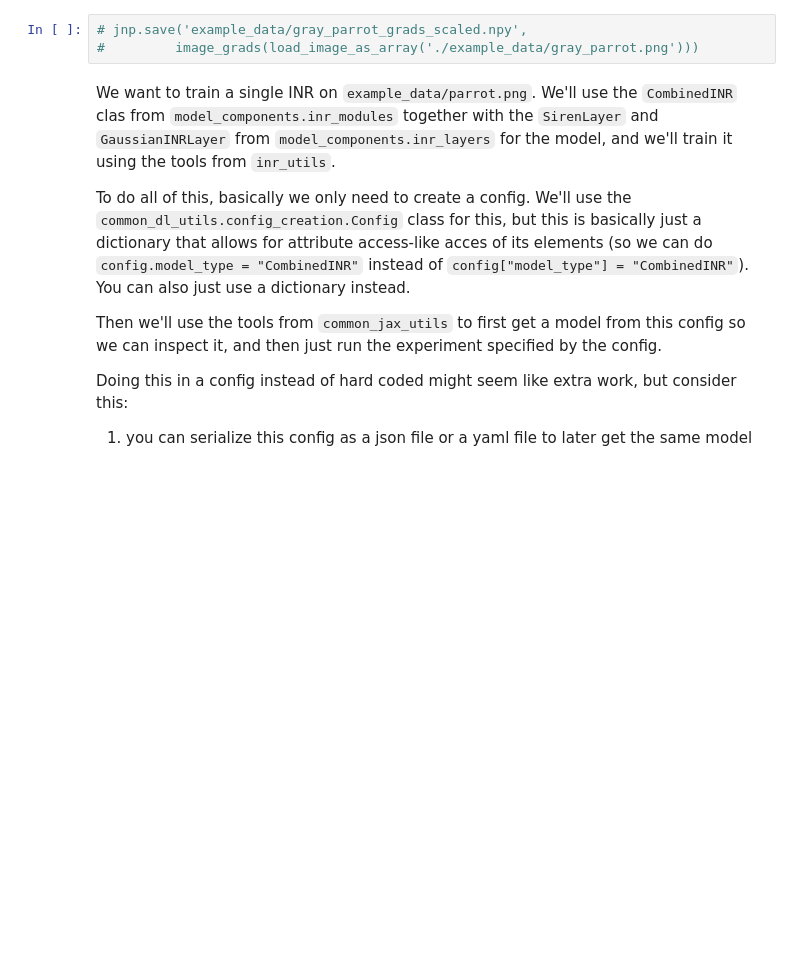
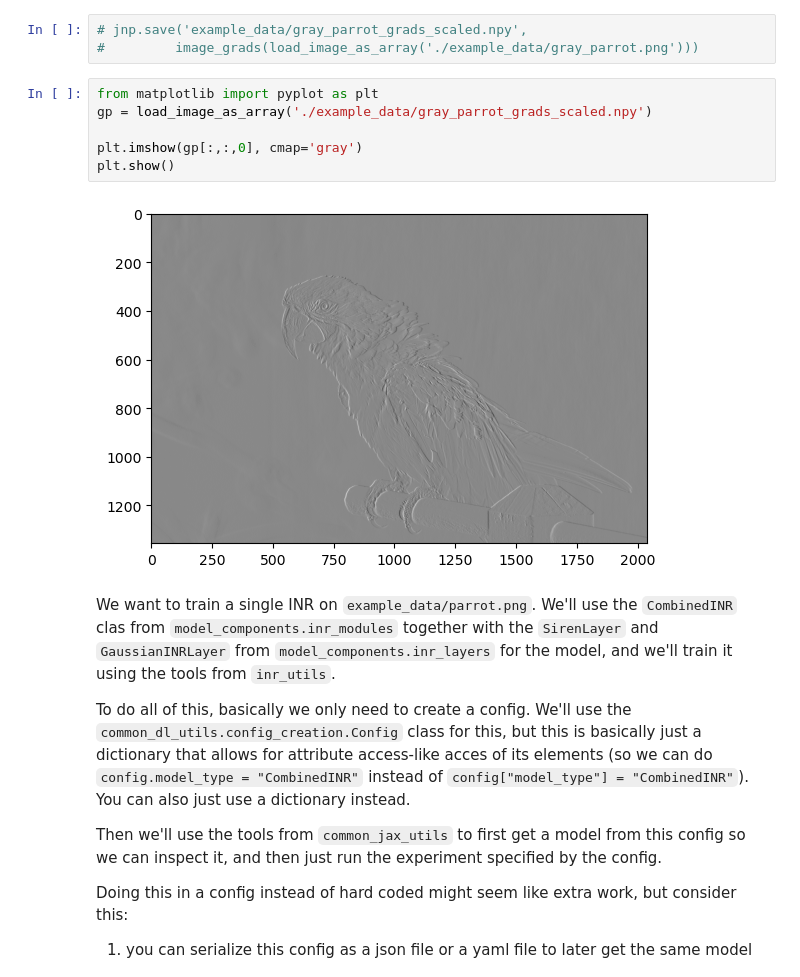
Before and after one commit to stilxam/INR_BEP, a Jupyter notebook: inr_example.ipynb, the cells around one changed output. Saved outputs shown, nothing was run; the diff lists cells and outputs as text; blank space fills up the shorter version.

```diff
--- a/inr_example.ipynb
+++ b/inr_example.ipynb
@@ -40,6 +40,14 @@ def image_grads(image: jax.Array)->jax.Array:
 # %%
 # jnp.save('example_data/gray_parrot_grads_scaled.npy',
 #         image_grads(load_image_as_array('./example_data/gray_parrot.png')))
+# %%
+from matplotlib import pyplot as plt
+gp = load_image_as_array('./example_data/gray_parrot_grads_scaled.npy')
+
+plt.imshow(gp[:,:,0], cmap='gray')
+plt.show()
+# %% [output]
+[figure, added]
 # %% [markdown]
 We want to train a single INR on `example_data/parrot.png`. We'll use the `CombinedINR` clas from `model_components.inr_modules` together with the `SirenLayer` and `GaussianINRLayer` from `model_components.inr_layers` for the model, and we'll train it using the tools from `inr_utils`.
 
```
Also changed, not shown: parts of 2 cells of this notebook, 6 other files.
